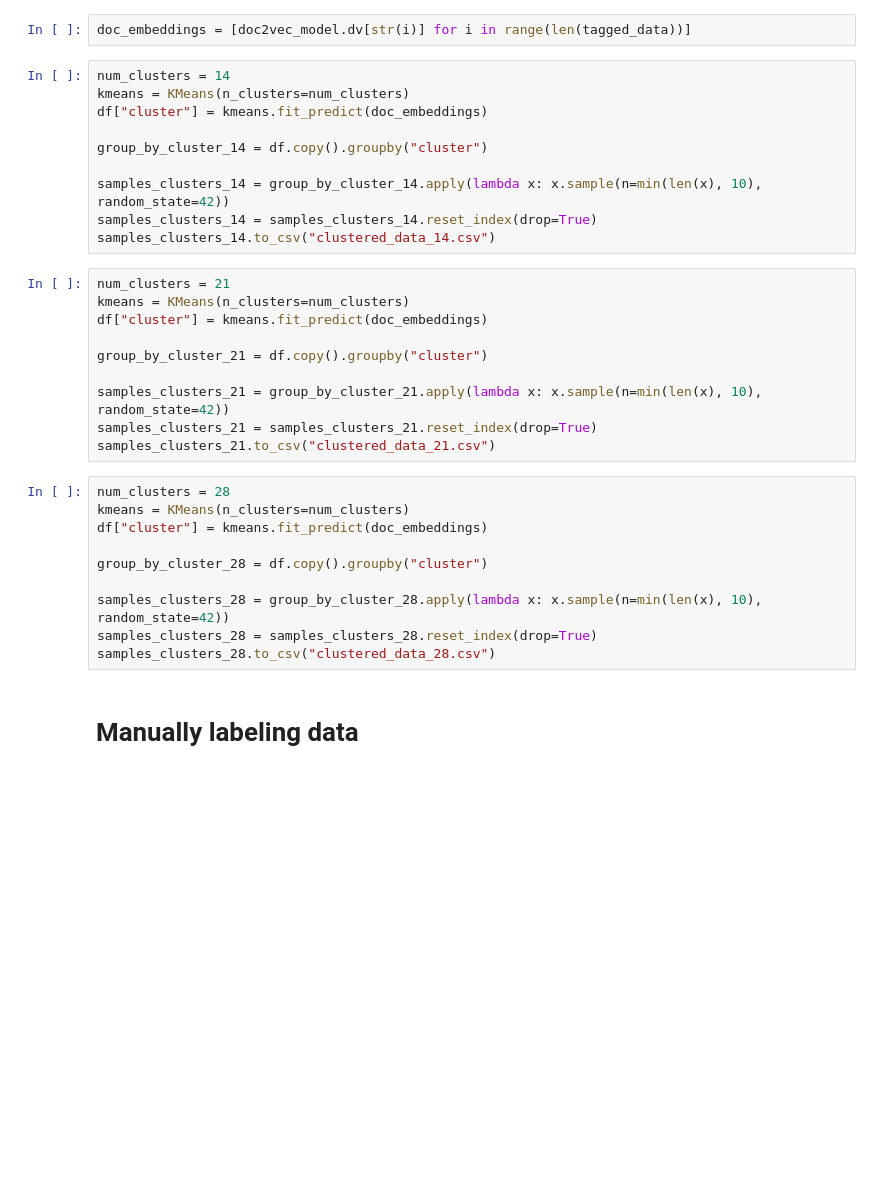
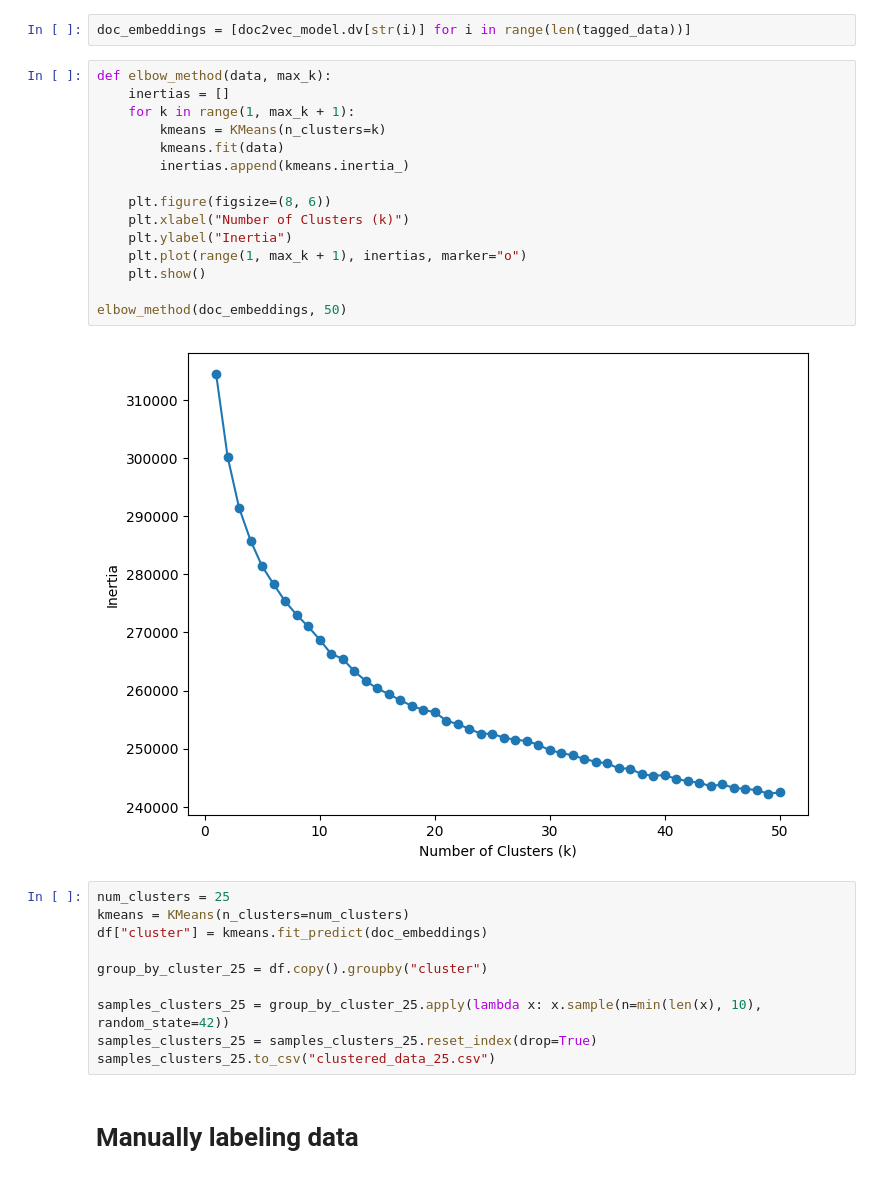
Before and after one commit to JorisBallemans/txmm_project, a Jupyter notebook: topic_modelling.ipynb, the cells around one changed output. Cells and saved outputs as stored; diff of their text form; blank space fills up the shorter version.

```diff
--- a/topic_modelling.ipynb
+++ b/topic_modelling.ipynb
@@ -48,36 +51,33 @@ doc2vec_model.build_vocab(tagged_data)
 doc2vec_model.train(tagged_data, total_examples=doc2vec_model.corpus_count, epochs=doc2vec_model.epochs)
 # %%
 doc_embeddings = [doc2vec_model.dv[str(i)] for i in range(len(tagged_data))]
+# %%
+def elbow_method(data, max_k):
+    inertias = []
+    for k in range(1, max_k + 1):
+        kmeans = KMeans(n_clusters=k)
+        kmeans.fit(data)
+        inertias.append(kmeans.inertia_)
+
+    plt.figure(figsize=(8, 6))
+    plt.xlabel("Number of Clusters (k)")
+    plt.ylabel("Inertia")
+    plt.plot(range(1, max_k + 1), inertias, marker="o")
+    plt.show()
+
+elbow_method(doc_embeddings, 50)
+# %% [output]
+[figure, added]
 # %%
-num_clusters = 14
+num_clusters = 25
 kmeans = KMeans(n_clusters=num_clusters)
 df["cluster"] = kmeans.fit_predict(doc_embeddings)
 
-group_by_cluster_14 = df.copy().groupby("cluster")
+group_by_cluster_25 = df.copy().groupby("cluster")
 
-samples_clusters_14 = group_by_cluster_14.apply(lambda x: x.sample(n=min(len(x), 10), random_state=42))
-samples_clusters_14 = samples_clusters_14.reset_index(drop=True)
-samples_clusters_14.to_csv("clustered_data_14.csv")
+samples_clusters_25 = group_by_cluster_25.apply(lambda x: x.sample(n=min(len(x), 10), random_state=42))
+samples_clusters_25 = samples_clusters_25.reset_index(drop=True)
+samples_clusters_25.to_csv("clustered_data_25.csv")
-# %%
-num_clusters = 21
-kmeans = KMeans(n_clusters=num_clusters)
-df["cluster"] = kmeans.fit_predict(doc_embeddings)
-
-group_by_cluster_21 = df.copy().groupby("cluster")
-
-samples_clusters_21 = group_by_cluster_21.apply(lambda x: x.sample(n=min(len(x), 10), random_state=42))
-samples_clusters_21 = samples_clusters_21.reset_index(drop=True)
-samples_clusters_21.to_csv("clustered_data_21.csv")
-# %%
-num_clusters = 28
-kmeans = KMeans(n_clusters=num_clusters)
-df["cluster"] = kmeans.fit_predict(doc_embeddings)
-
-group_by_cluster_28 = df.copy().groupby("cluster")
-
-samples_clusters_28 = group_by_cluster_28.apply(lambda x: x.sample(n=min(len(x), 10), random_state=42))
-samples_clusters_28 = samples_clusters_28.reset_index(drop=True)
-samples_clusters_28.to_csv("clustered_data_28.csv")
 # %% [markdown]
 # Manually labeling data
 # %%
```
Also changed, not shown: parts of 6 cells of this notebook, 2 other files.
